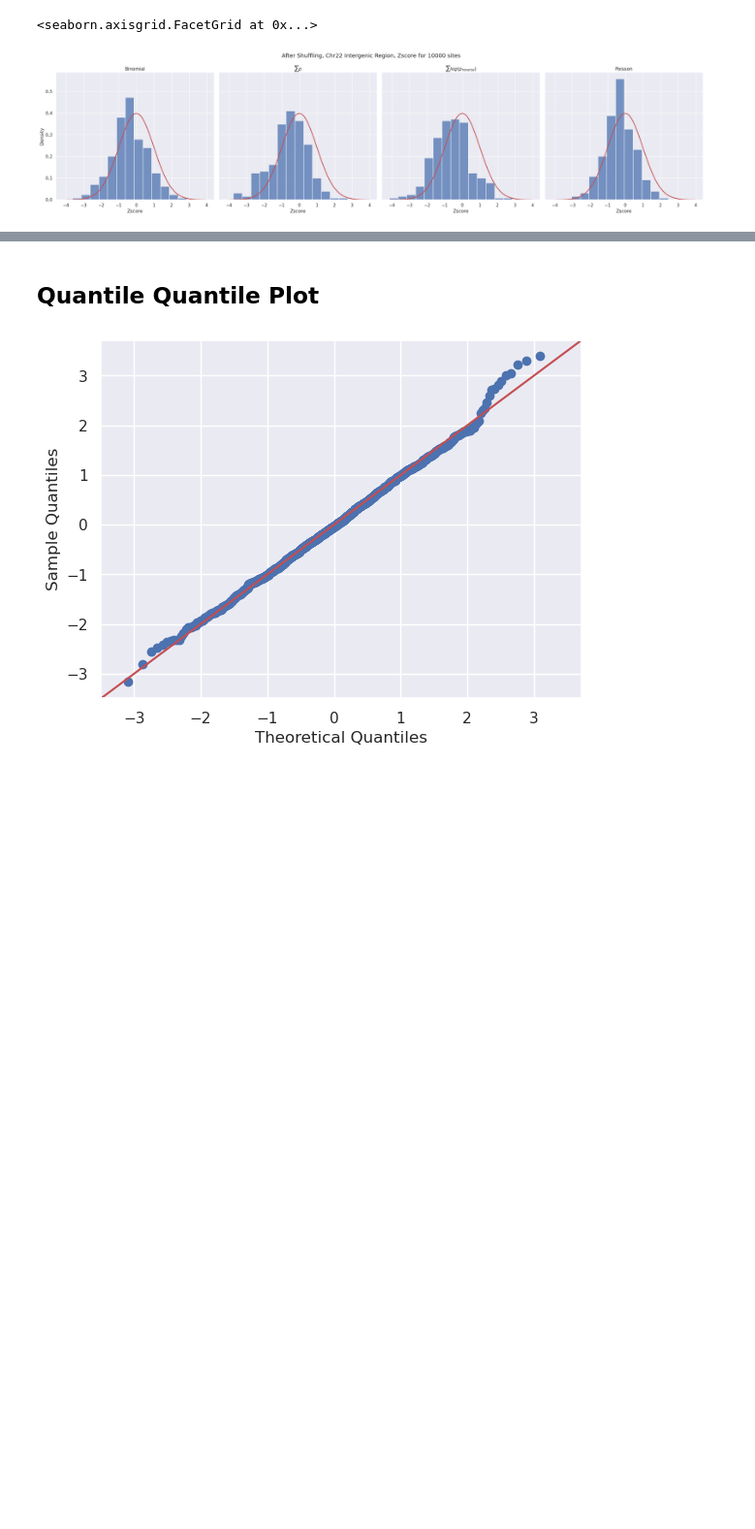
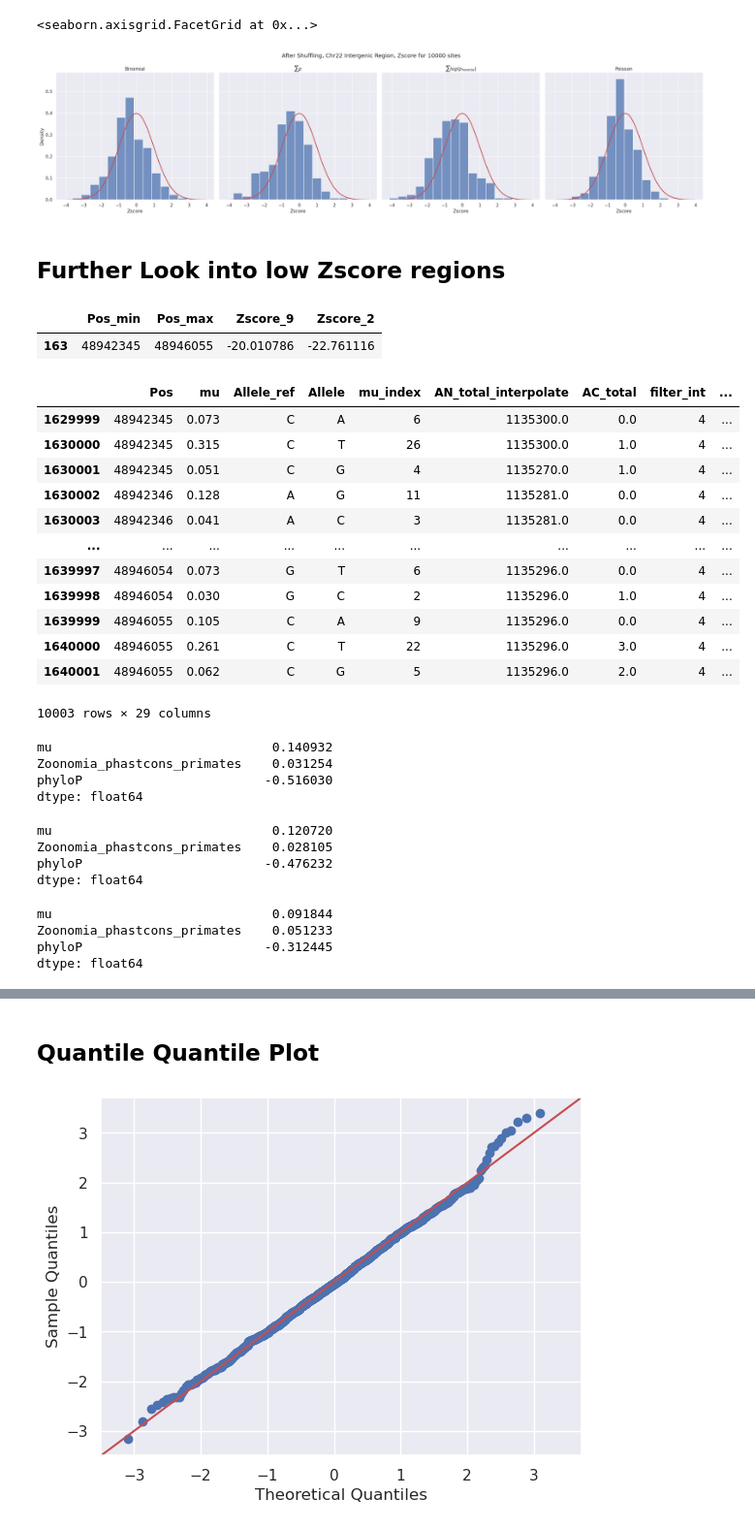
Before and after one commit to dajale423/raKLette, a Jupyter notebook: notebooks/investigation/chr22_Zscore_plot.ipynb, the cells around one changed output, grey strips where cells are left out. Shown: that part at 97% size. Cells and saved outputs as stored; diff of their text form; code cells hidden in the pictures; blank space fills up the shorter version.

```diff
--- a/notebooks/investigation/chr22_Zscore_plot.ipynb
+++ b/notebooks/investigation/chr22_Zscore_plot.ipynb
@@ -214,3 +238,5 @@ g.map(standard_normal)
 # %% [output]
 <seaborn.axisgrid.FacetGrid at 0x...>
 [figure]
+# %% [markdown]
+## Further Look into low Zscore regions
@@ -216,0 +245,45 @@ g.map(standard_normal)
+# %%
+rate_neutral_lowZscore[["Pos_min", "Pos_max", "Zscore_9", "Zscore_2"]]
+# %% [output]
+|  | Pos_min | Pos_max | Zscore_9 | Zscore_2 |
+| 163 | 48942345 | 48946055 | -20.010786 | -22.761116 |
+# %%
+lowZscore_list = [rate_neutral[(rate_neutral["Pos"] >= min) & (rate_neutral["Pos"] <= max)] for min, max in zip(rate_neutral_lowZscore["Pos_min"], rate_neutral_lowZscore["Pos_max"])]
+rate_neutral_lowZscore_sites = pd.concat(lowZscore_list)
+# %%
+rate_neutral_lowZscore_sites
+# %% [output]
+|  | Pos | mu | Allele_ref | Allele | mu_index | AN_total_interpolate | AC_total | filter_int | ... |
+| 1629999 | 48942345 | 0.073 | C | A | 6 | 1135300.0 | 0.0 | 4 | ... |
+| 1630000 | 48942345 | 0.315 | C | T | 26 | 1135300.0 | 1.0 | 4 | ... |
+| 1630001 | 48942345 | 0.051 | C | G | 4 | 1135270.0 | 1.0 | 4 | ... |
+| 1630002 | 48942346 | 0.128 | A | G | 11 | 1135281.0 | 0.0 | 4 | ... |
+| 1630003 | 48942346 | 0.041 | A | C | 3 | 1135281.0 | 0.0 | 4 | ... |
+| ... | ... | ... | ... | ... | ... | ... | ... | ... | ... |
+| 1639997 | 48946054 | 0.073 | G | T | 6 | 1135296.0 | 0.0 | 4 | ... |
+| 1639998 | 48946054 | 0.030 | G | C | 2 | 1135296.0 | 1.0 | 4 | ... |
+| 1639999 | 48946055 | 0.105 | C | A | 9 | 1135296.0 | 0.0 | 4 | ... |
+| 1640000 | 48946055 | 0.261 | C | T | 22 | 1135296.0 | 3.0 | 4 | ... |
+| 1640001 | 48946055 | 0.062 | C | G | 5 | 1135296.0 | 2.0 | 4 | ... |
+10003 rows × 29 columns
+# %%
+rate_neutral_lowZscore_sites[["mu", "Zoonomia_phastcons_primates", "phyloP"]].mean()
+# %% [output]
+mu                             0.140932
+Zoonomia_phastcons_primates    0.031254
+phyloP                        -0.516030
+dtype: float64
+# %%
+rate_neutral_lowZscore_sites[["mu", "Zoonomia_phastcons_primates", "phyloP"]].mean()
+# %% [output]
+mu                             0.120720
+Zoonomia_phastcons_primates    0.028105
+phyloP                        -0.476232
+dtype: float64
+# %%
+rate_neutral[["mu", "Zoonomia_phastcons_primates", "phyloP"]].mean()
+# %% [output]
+mu                             0.091844
+Zoonomia_phastcons_primates    0.051233
+phyloP                        -0.312445
+dtype: float64
```
Also changed, not shown: parts of 14 cells of this notebook, 1 other file.
